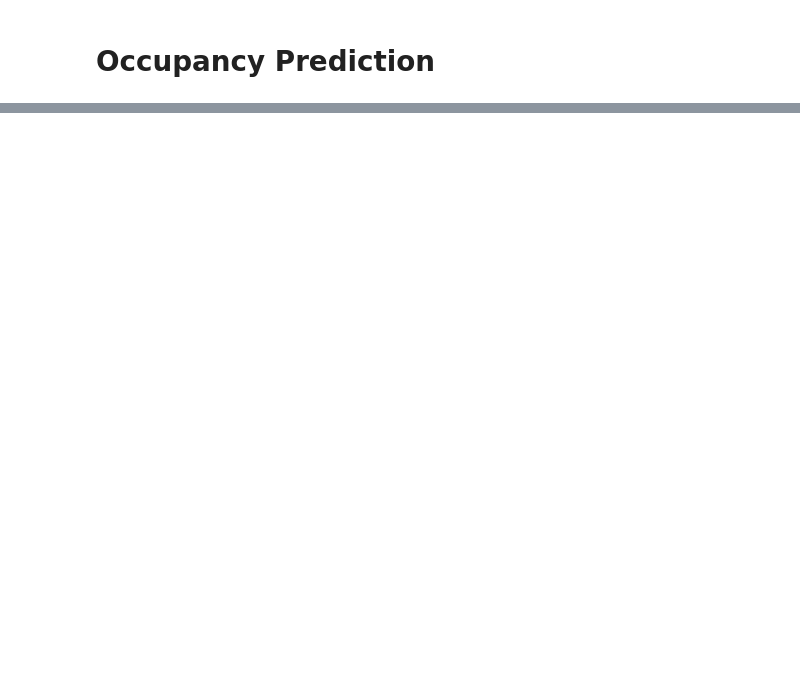
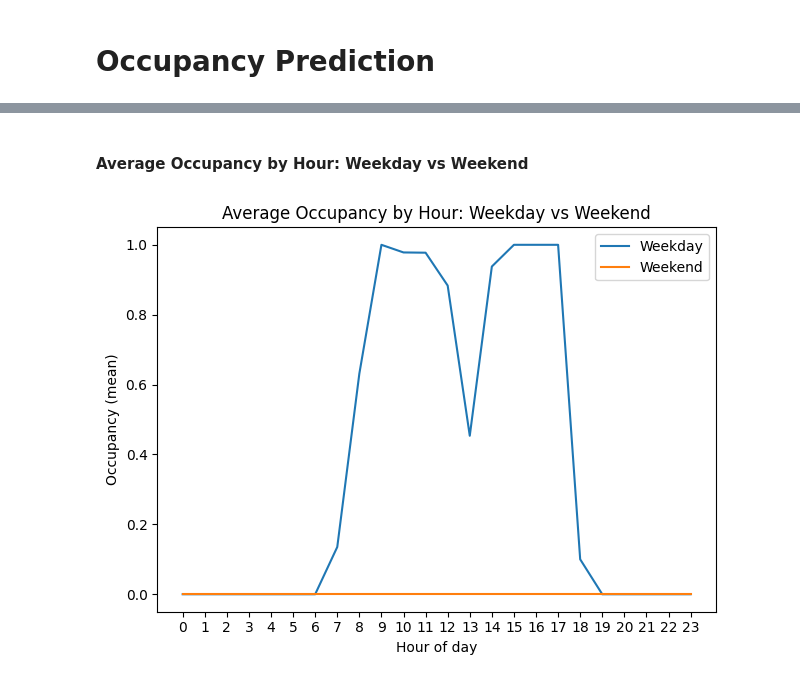
Before and after one commit to mericmert/smart-room-digital-twin, a Jupyter notebook: occupancy_prediction.ipynb, the cells around one changed output, grey strips where cells are left out. Drawn from its saved outputs; the diff is of its cells as text; code cells hidden in the pictures; blank space fills up the shorter version.

```diff
--- a/occupancy_prediction.ipynb
+++ b/occupancy_prediction.ipynb
@@ -143,0 +175,20 @@ grid = GridSearchCV(
+# %% [markdown]
+#### Average Occupancy by Hour: Weekday vs Weekend
+# %%
+dow_hour_piv = (
+    df.groupby(['is_weekend', 'hour'])['Occupancy'].mean()
+      .unstack('is_weekend')
+      .rename(columns={False: 'Weekday', True: 'Weekend'})
+      .reindex(range(24))
+)
+
+plt.figure()
+plt.plot(dow_hour_piv.index, dow_hour_piv['Weekday'], label='Weekday')
+plt.plot(dow_hour_piv.index, dow_hour_piv['Weekend'], label='Weekend')
+plt.xticks(range(0,24))
+plt.xlabel('Hour of day')
+plt.ylabel('Occupancy (mean)')
+plt.title('Average Occupancy by Hour: Weekday vs Weekend')
+plt.legend(); plt.tight_layout(); plt.show()
+# %% [output]
+[figure, added]
```
Also changed, not shown: parts of 48 cells of this notebook, 10 other files.
